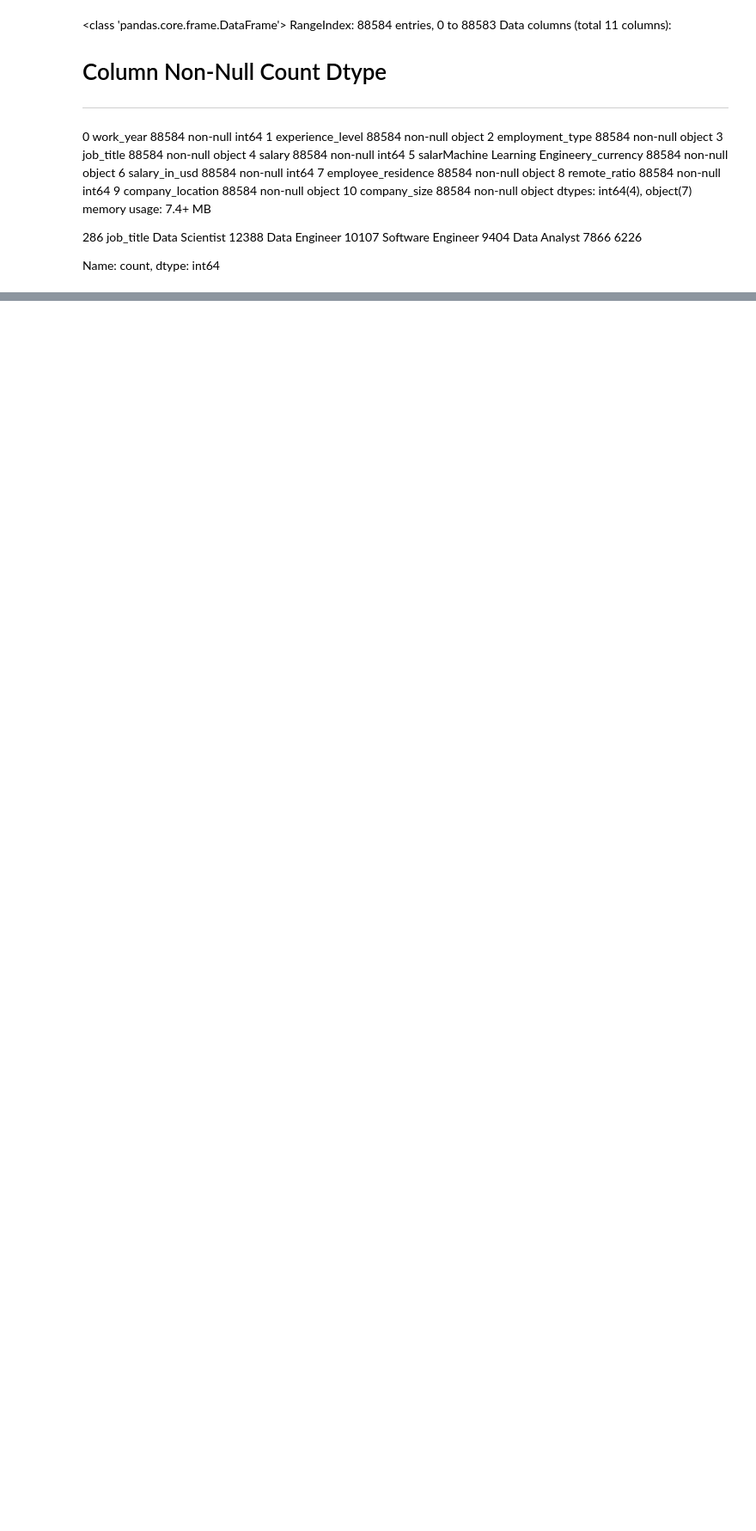
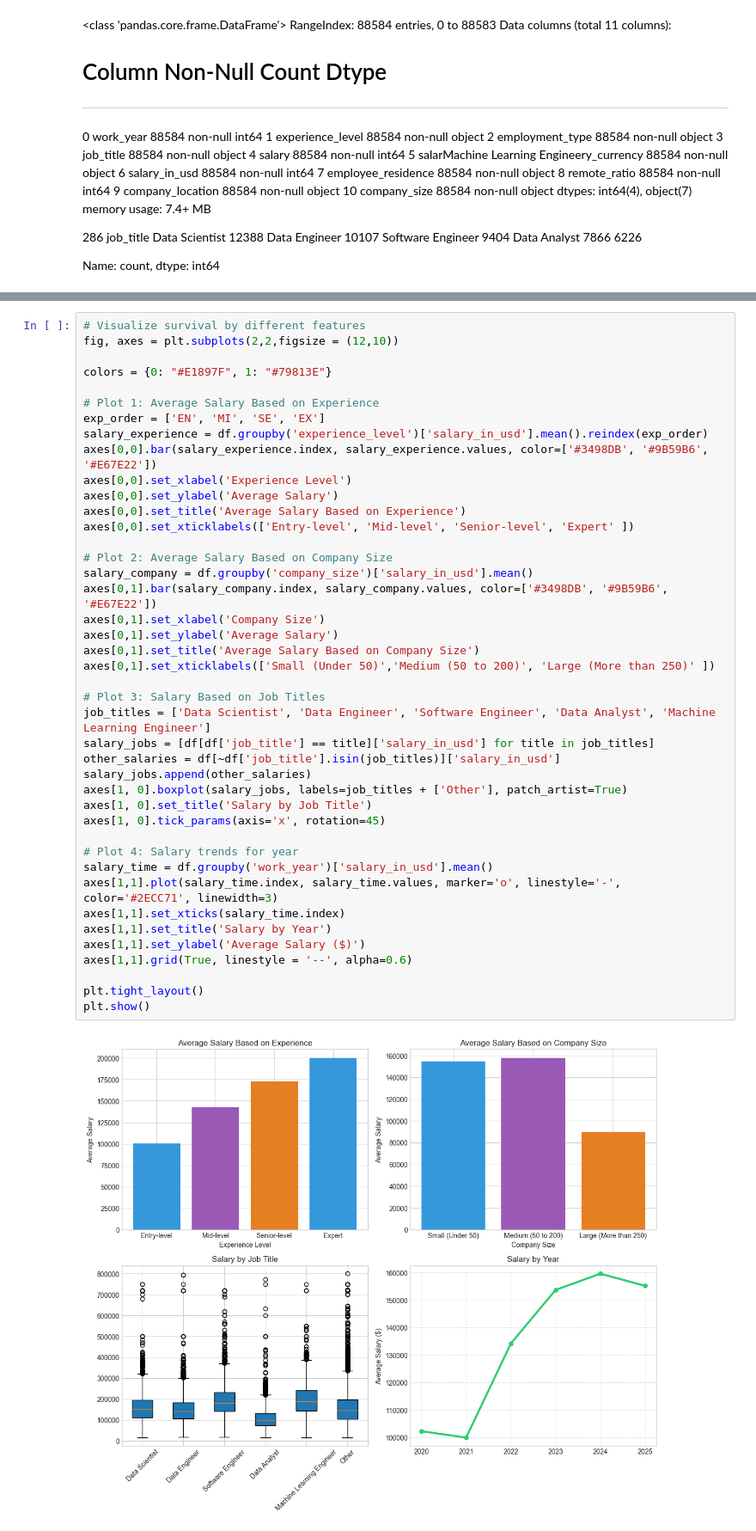
Before and after one commit to hooper625/Machine-Learning, a Jupyter notebook: Salary_US_AI_ML.ipynb, the cells around one changed output, grey strips where cells are left out. Shown at 86% size. Drawn from its saved outputs; the diff is of its cells as text; blank space fills up the shorter version.

```diff
--- a/Salary_US_AI_ML.ipynb
+++ b/Salary_US_AI_ML.ipynb
@@ -90,0 +151,44 @@ df_cleaned = pd.get_dummies(df_cleaned, columns=['experience_level', 'company_lo
+# %%
+# Visualize survival by different features
+fig, axes = plt.subplots(2,2,figsize = (12,10))
+
+colors = {0: "#E1897F", 1: "#79813E"}
+
+# Plot 1: Average Salary Based on Experience
+exp_order = ['EN', 'MI', 'SE', 'EX']
+salary_experience = df.groupby('experience_level')['salary_in_usd'].mean().reindex(exp_order)
+axes[0,0].bar(salary_experience.index, salary_experience.values, color=['#3498DB', '#9B59B6', '#E67E22'])
+axes[0,0].set_xlabel('Experience Level')
+axes[0,0].set_ylabel('Average Salary')
+axes[0,0].set_title('Average Salary Based on Experience')
+axes[0,0].set_xticklabels(['Entry-level', 'Mid-level', 'Senior-level', 'Expert' ])
+
+# Plot 2: Average Salary Based on Company Size
+salary_company = df.groupby('company_size')['salary_in_usd'].mean()
+axes[0,1].bar(salary_company.index, salary_company.values, color=['#3498DB', '#9B59B6', '#E67E22'])
+axes[0,1].set_xlabel('Company Size')
+axes[0,1].set_ylabel('Average Salary')
+axes[0,1].set_title('Average Salary Based on Company Size')
+axes[0,1].set_xticklabels(['Small (Under 50)','Medium (50 to 200)', 'Large (More than 250)' ])
+
+# Plot 3: Salary Based on Job Titles
+job_titles = ['Data Scientist', 'Data Engineer', 'Software Engineer', 'Data Analyst', 'Machine Learning Engineer']
+salary_jobs = [df[df['job_title'] == title]['salary_in_usd'] for title in job_titles]
+other_salaries = df[~df['job_title'].isin(job_titles)]['salary_in_usd']
+salary_jobs.append(other_salaries)
+axes[1, 0].boxplot(salary_jobs, labels=job_titles + ['Other'], patch_artist=True)
+axes[1, 0].set_title('Salary by Job Title')
+axes[1, 0].tick_params(axis='x', rotation=45)
+
+# Plot 4: Salary trends for year
+salary_time = df.groupby('work_year')['salary_in_usd'].mean()
+axes[1,1].plot(salary_time.index, salary_time.values, marker='o', linestyle='-', color='#2ECC71', linewidth=3)
+axes[1,1].set_xticks(salary_time.index)
+axes[1,1].set_title('Salary by Year')
+axes[1,1].set_ylabel('Average Salary ($)')
+axes[1,1].grid(True, linestyle = '--', alpha=0.6)
+
+plt.tight_layout()
+plt.show()
+# %% [output]
+[figure, added]
```
Also changed, not shown: parts of 6 cells of this notebook.
